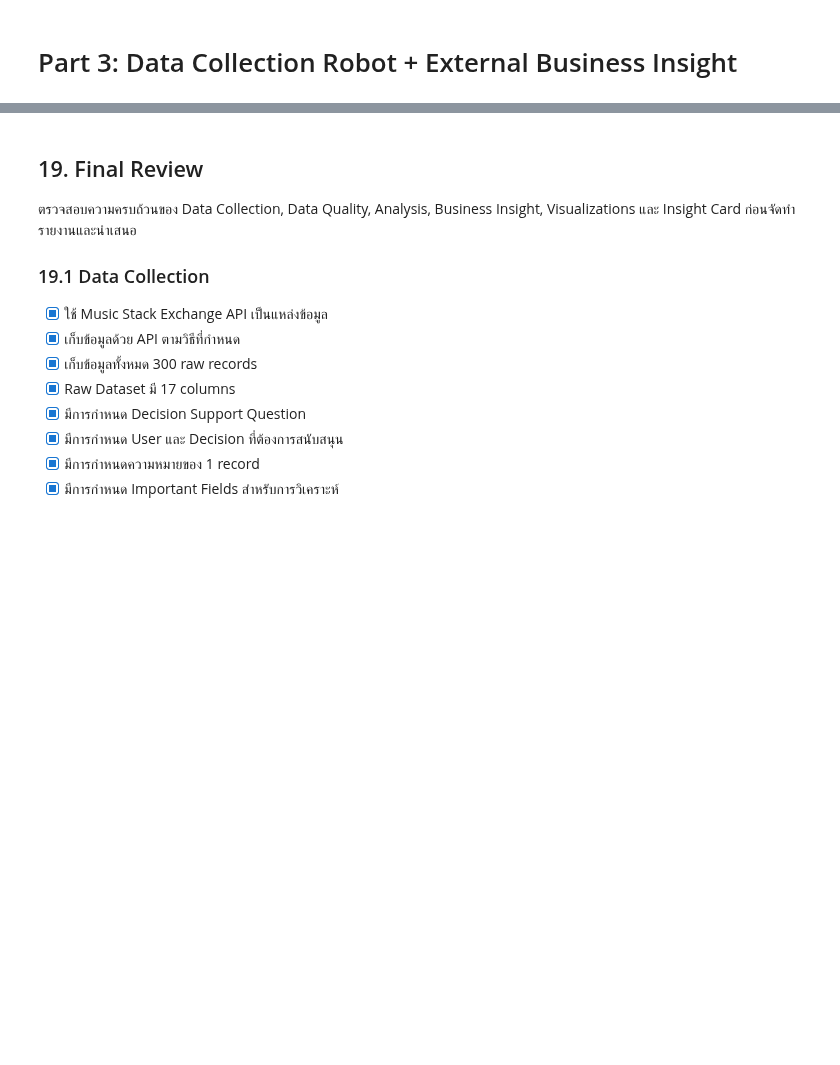
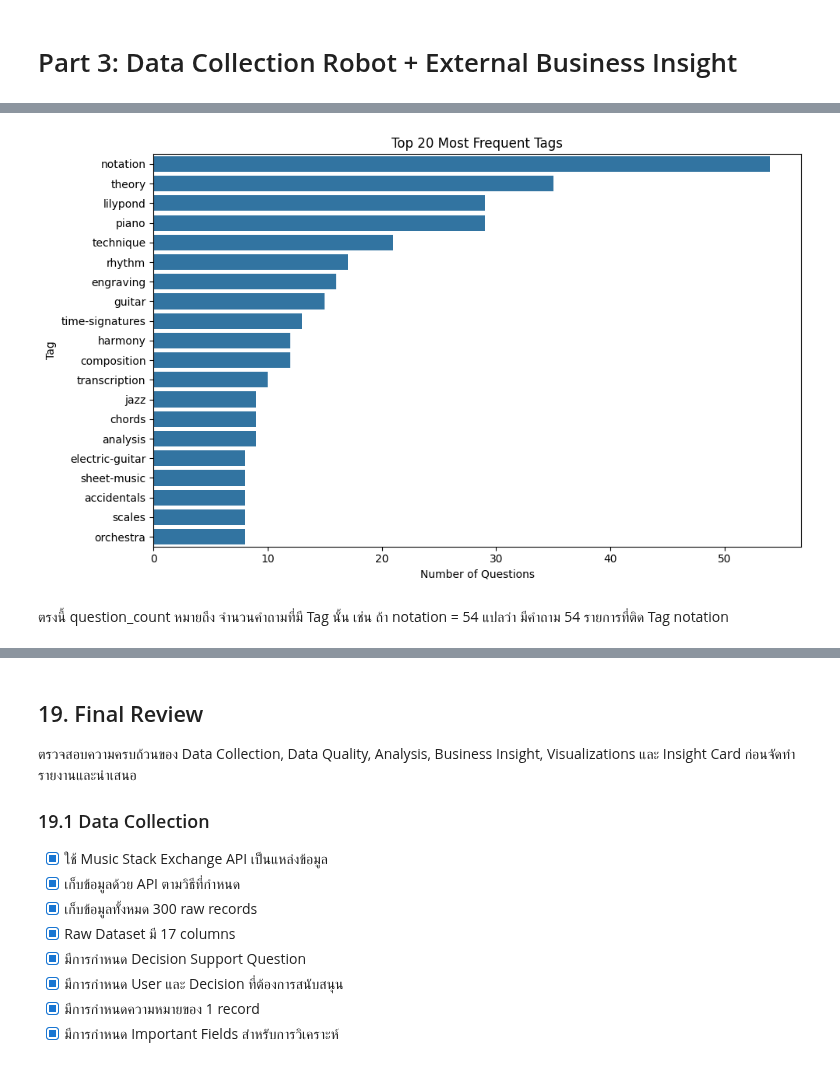
Before and after one commit to suphitchakh-web/Project_1, a Jupyter notebook: Team06_Part2 & Part3.ipynb, the cells around one changed output, grey strips where cells are left out. Drawn from its saved outputs; the diff is of its cells as text; code cells hidden in the pictures; blank space fills up the shorter version.

```diff
--- a/Team06_Part2 & Part3.ipynb
+++ b/Team06_Part2 & Part3.ipynb
@@ -4517,0 +3175,24 @@ Dataset มีเพียง **300 records** จาก Music Stack Exchange แ
+# %%
+# ============================================================
+# 3.3.4 Tag Analysis
+# ============================================================
+
+from collections import Counter
+
+# รวม tags จากทุกคำถาม
+all_tags = [
+    tag
+    for tags in analysis_df["tags"]
+    for tag in tags
+]
+
+# นับจำนวนครั้งที่แต่ละ tag ปรากฏ
+tag_counts = Counter(all_tags)
+
+# สร้าง DataFrame
+top_tags = pd.DataFrame(
+    tag_counts.most_common(20),
+    columns=["tag", "question_count"]
+)
+
+display(top_tags)
@@ -4517,0 +3217,21 @@ Dataset มีเพียง **300 records** จาก Music Stack Exchange แ
+# %%
+# กราฟ
+plt.figure(figsize=(10, 6))
+
+sns.barplot(
+    data=top_tags,
+    x="question_count",
+    y="tag"
+)
+
+plt.title("Top 20 Most Frequent Tags")
+plt.xlabel("Number of Questions")
+plt.ylabel("Tag")
+plt.tight_layout()
+plt.show()
+# %% [output]
+[figure, added]
+# %% [markdown]
+ตรงนี้ question_count หมายถึง จำนวนคำถามที่มี Tag นั้น
+เช่น ถ้า notation = 54 แปลว่า
+มีคำถาม 54 รายการที่ติด Tag notation
```
Also changed, not shown: parts of 189 cells of this notebook.
